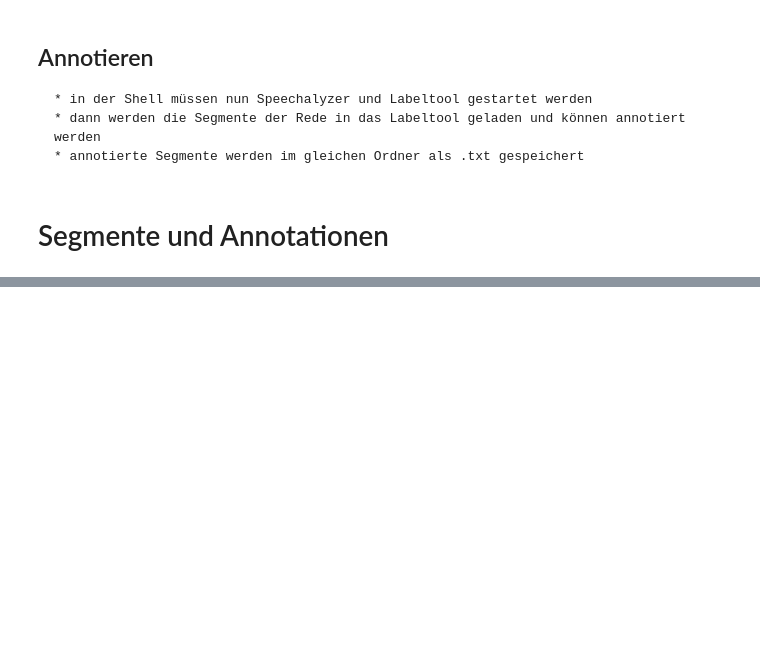
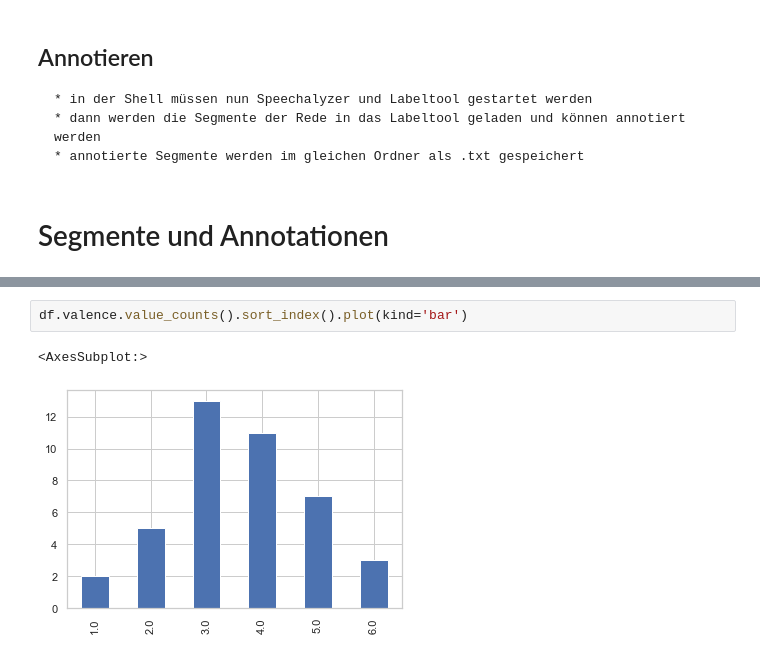
Before and after one commit to Lisa-Wegner/S_sprechstile_eigene, a Jupyter notebook: Sprechstile_eigene_Abgabe-checkpoint.ipynb, the cells around one changed output, grey strips where cells are left out. Drawn from its saved outputs; the diff is of its cells as text; blank space fills up the shorter version.

```diff
--- a/Sprechstile_eigene_Abgabe-checkpoint.ipynb
+++ b/Sprechstile_eigene_Abgabe-checkpoint.ipynb
@@ -52,0 +114,5 @@ import audiofile
+# %%
+df.valence.value_counts().sort_index().plot(kind='bar')
+# %% [output]
+<AxesSubplot:>
+[figure, added]
```
Also changed, not shown: parts of 23 cells of this notebook, 16 other files.
